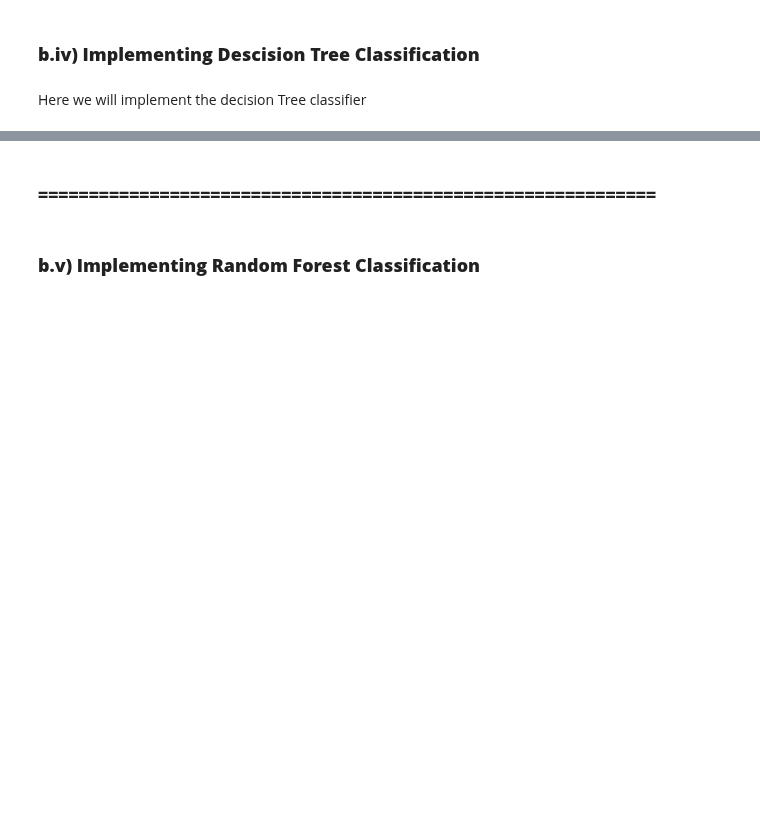
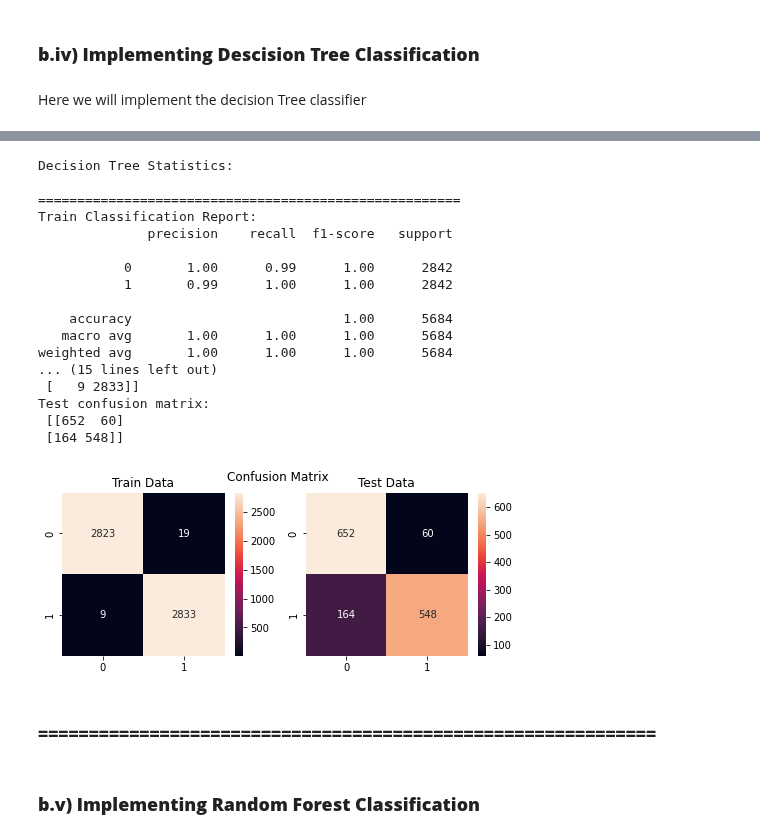
Before and after one commit to arvind-maurya/MachineLearning, a Jupyter notebook: Assignment/AIMLCEP_ARVIND_MAURYA_Q2.ipynb, the cells around one changed output, grey strips where cells are left out. Cells and saved outputs as stored; diff of their text form; code cells hidden in the pictures; blank space fills up the shorter version.

```diff
--- a/Assignment/AIMLCEP_ARVIND_MAURYA_Q2.ipynb
+++ b/Assignment/AIMLCEP_ARVIND_MAURYA_Q2.ipynb
@@ -754,0 +752,24 @@ from sklearn import tree
+# %%
+#import the decision tree from scikit learn
+from sklearn import tree
+
+#copy some variable for SVM perspective
+train_label= y_train_smote.copy()
+train_features = X_train_smote.copy()
+test_features = X_test_smote.copy()
+test_label = y_test_smote.copy()
+num_train = n_train_smote
+num_test = n_test_smote
+
+train_label = train_label.to_frame(name='spam')
+test_label = test_label.to_frame(name='spam')
+
+train_label = train_label.to_numpy()
+train_features = train_features.to_numpy()
+test_features= test_features.to_numpy()
+test_label = test_label.to_numpy()
+
+print('train_label:', train_label.shape, 'Type: ', type(train_label))
+print('train_features:', train_features.shape ,'Type: ',  type(train_features))
+print('test_features:', test_features.shape ,'Type: ',  type(test_features))
+print('test_label:', test_label.shape,'Type: ',  type(test_label))
@@ -755,4 +811,4 @@ from sklearn import tree
 # %%
-clf = tree.DecisionTreeClassifier(criterion='entropy',max_depth=2)
+clf = tree.DecisionTreeClassifier(criterion='entropy',max_depth=20)
 #train using decision tree classifier and plot the resultant decision tree
-tree.plot_tree(clf.fit(train_features, train_label))
+# tree.plot_tree(clf.fit(train_features, train_label))
@@ -767,4 +816,9 @@ tree.plot_tree(clf.fit(train_features, train_label))
 #Get the trained model in clf_model
 clf_model = clf.fit(train_features,train_label)
 #We will now use the trained model for predition on the test data set
-predicted_labels = clf_model.predict(test_features)
+predicted_test_labels = clf_model.predict(test_features)
+
+#reshaping predicted_labels so that it is of the same shape as test_label
+predicted_test_labels = np.reshape(predicted_test_labels.data,(num_test,1))
+#If you wish to see how predicted_labels and test_label look, you can print them and check
+#print(predicted_test_labels)
@@ -858,3 +845,26 @@ weighted avg       0.76      0.76      0.75      1424
+# %%
+print('Decision Tree Statistics: \n')
+print_classification_report(train_label, predicted_train_labels,test_label, predicted_test_labels)
+plot_confusion_matrix(train_label, predicted_train_labels,test_label, predicted_test_labels)
+# %% [output]
+Decision Tree Statistics:
+
+======================================================
+Train Classification Report:
+              precision    recall  f1-score   support
+
+           0       1.00      0.99      1.00      2842
+           1       0.99      1.00      1.00      2842
+
+    accuracy                           1.00      5684
+   macro avg       1.00      1.00      1.00      5684
+weighted avg       1.00      1.00      1.00      5684
+... (15 lines left out)
+ [   9 2833]]
+Test confusion matrix:
+ [[652  60]
+ [164 548]]
+[figure, added]
 # %% [markdown]
 ### **=============================================================**
 # %% [markdown]
```
Also changed, not shown: parts of 11 cells of this notebook.
